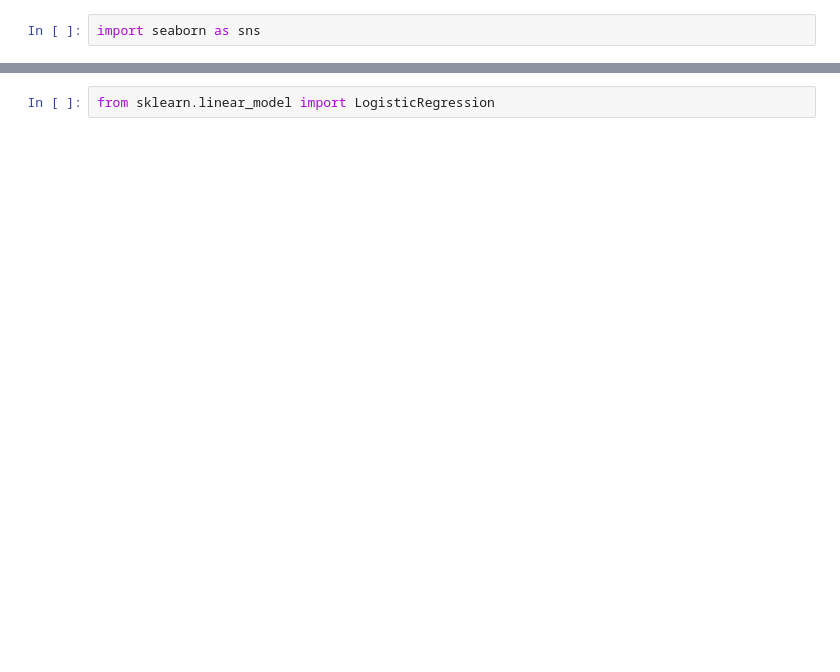
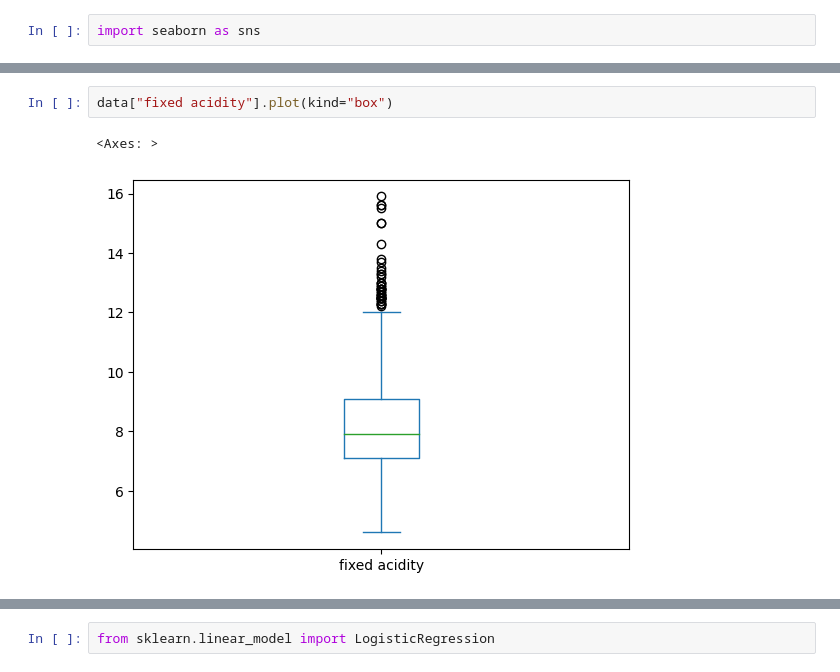
Before and after one commit to varsha7104/iris, a Jupyter notebook: notebook958ce77ff8.ipynb, the cells around one changed output, grey strips where cells are left out. Drawn from its saved outputs; the diff is of its cells as text; blank space fills up the shorter version.

```diff
--- a/notebook958ce77ff8.ipynb
+++ b/notebook958ce77ff8.ipynb
@@ -74,0 +132,5 @@ sns.pairplot(df[["SepalLengthCm","SepalWidthCm","PetalLengthCm","PetalWidthCm","
+# %%
+data["fixed acidity"].plot(kind="box")
+# %% [output]
+<Axes: >
+[figure, added]
```
Also changed, not shown: parts of 51 cells of this notebook.
